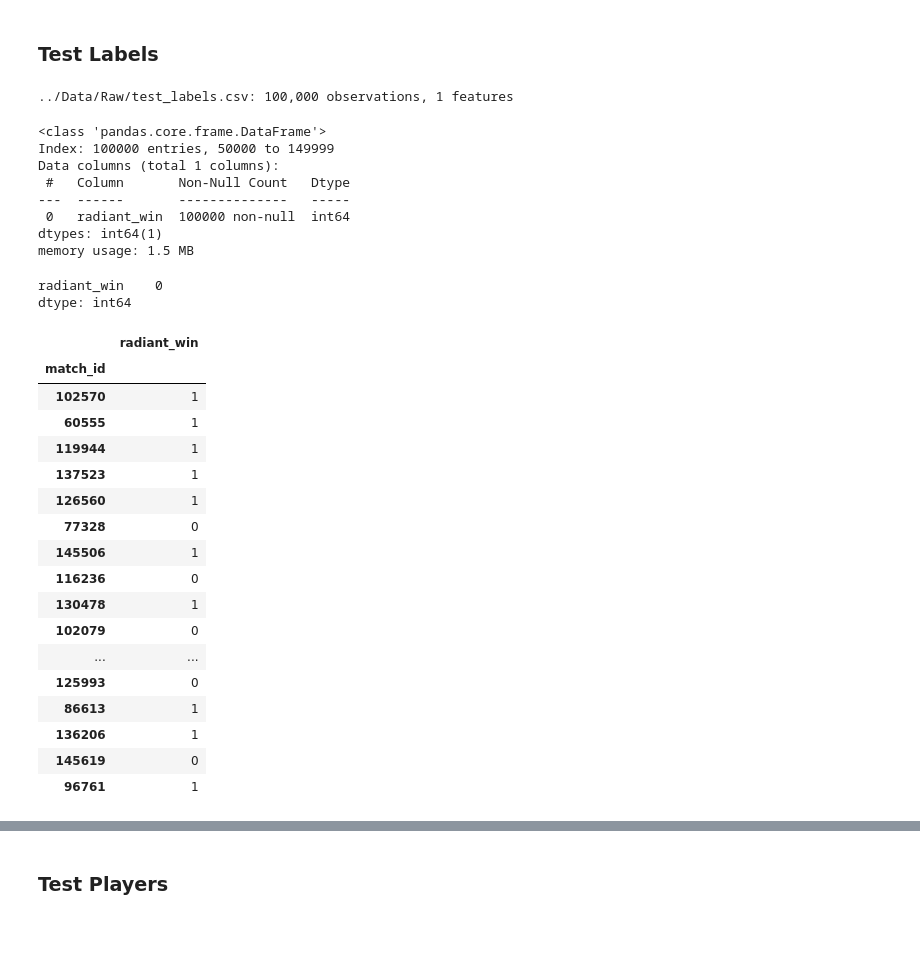
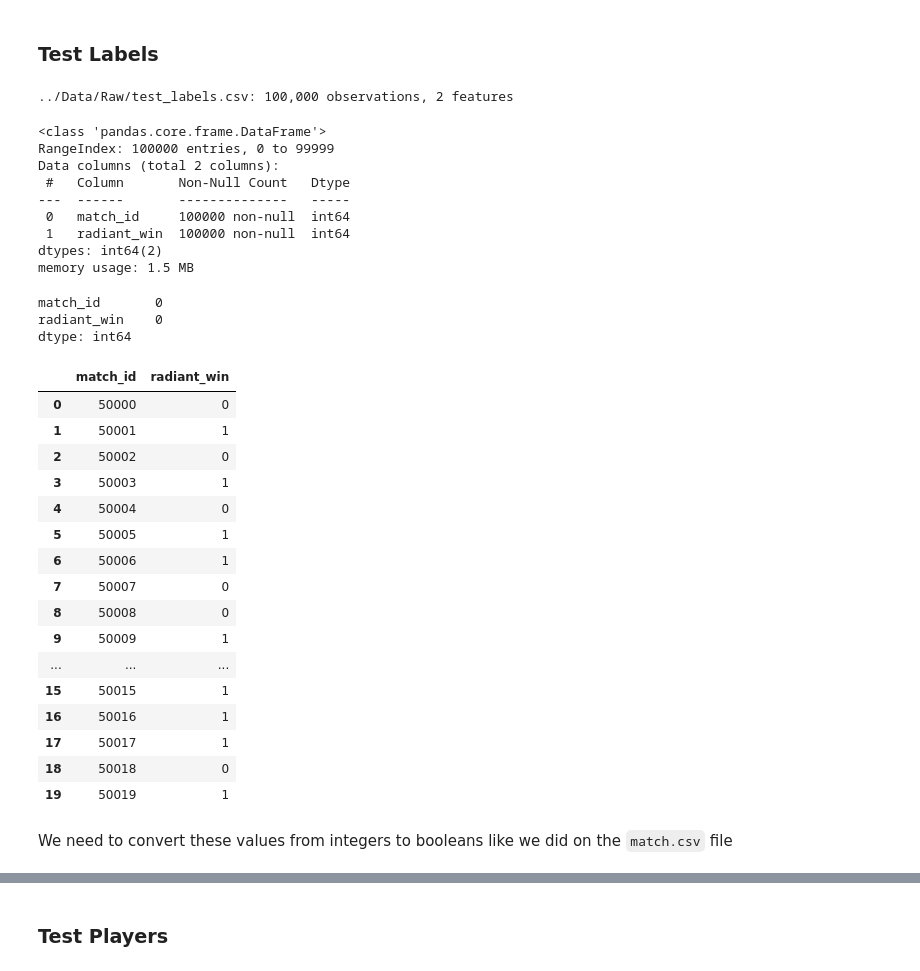
Before and after one commit to jpniet/Dota2-Matchmaking, a Jupyter notebook: Notebooks/Data_Cleaning_and_Exploration.ipynb, the cells around one changed output, grey strips where cells are left out. Saved outputs shown, nothing was run; the diff lists cells and outputs as text; code cells hidden in the pictures; blank space fills up the shorter version.

```diff
--- a/Notebooks/Data_Cleaning_and_Exploration.ipynb
+++ b/Notebooks/Data_Cleaning_and_Exploration.ipynb
@@ -1660,11 +1661,11 @@ Total matches with at least one anonymous account: 36,383
 Having so many matches with at least one player hiding their account ID makes it useless to isolate the matches with every account shown. However, since we are focused on each individual player, we'll go ahead and remove the players with a hidden account ID.
 # %%
 # Filtering out the players with a hidden account id
-df['players'] = df['players'][~((df['players']['account_id'] == 0) & \
+players_ids = df['players'][~((df['players']['account_id'] == 0) & \
                                 (df['players']['account'].isna()))]
 
-print('Filtered DataFrame shape:', df['players'].shape)
-df['players'][df['players']['match_id'] == 35791] # Checking a random match
+print('Filtered DataFrame shape:', players_ids.shape)
+players_ids[df['players']['match_id'] == 35791] # Checking a random match
 # %% [output]
 Filtered DataFrame shape: (425862, 79)
 |  | match_id | match_outcome | account | account_id | hero_id | player_slot | match_slot_id | gold | ... |
@@ -1776,8 +1776,8 @@ for column, series in (df['players'].isna().sum().sort_values(ascending=False)\
 [df['players'].isna().sum().sort_values(ascending=False) > 0 ]).items():
     nan_values.append(column)
 
-# Removing account since we don't want to fill missing values with 0
-nan_values.remove('account')
+# Removing account and account_id since we don't want to fill missing values with 0
+nan_values = [values for values in nan_values if values not in ('account', 'account_id')]
 
 # Iterating through all of our features containing null values
 for column in nan_values:
@@ -1865,6 +1861,9 @@ mask = (df['players']['account'].isna()) & (df['players']['account_id'] != 0)
 # Replacing the null values with the account number as a string
 df['players'].loc[mask, 'account'] = df['players'].loc[mask, 'account_id'].astype(str)
 
+# Filling the rest of the missing values with a '-'
+df['players']['account'] = df['players']['account'].fillna('-')
+
 # Sanity Check
-df['players'][df['players']['account'].isna()][['account_id']]
+print('Null values left:', df['players'].isna().sum().sum())
 # %% [output]
@@ -1876,6 +1870,0 @@ Let's remove the rows of the two players who couldn't be identified from our pre
-# %%
-# Dropping the rows from above
-df['players'].drop([229600, 322627], axis=0, inplace=True)
-
-# Sanity Check
-df['players'][df['players']['account'].isna()][['account_id']]
@@ -3091,47 +3078,50 @@ In this section, we'll explore the files starting with the label `test_`.
 # %% [markdown]
 ### Test Labels
 # %%
-# Loading up the test_labels.csv.csv file
-read_file('test_labels.csv', index=0)
+# Load up the test_labels.csv.csv file
+read_file('test_labels.csv', raw_folder)
 # %% [output]
-../Data/Raw/test_labels.csv: 100,000 observations, 1 features
+../Data/Raw/test_labels.csv: 100,000 observations, 2 features
 # %%
 # Overview of the DataFrame
 df['test_labels'].info()
 # %% [output]
 <class 'pandas.core.frame.DataFrame'>
-Index: 100000 entries, 50000 to 149999
-Data columns (total 1 columns):
+RangeIndex: 100000 entries, 0 to 99999
+Data columns (total 2 columns):
  #   Column       Non-Null Count   Dtype
 ---  ------       --------------   -----
- 0   radiant_win  100000 non-null  int64
-dtypes: int64(1)
+ 0   match_id     100000 non-null  int64
+ 1   radiant_win  100000 non-null  int64
+dtypes: int64(2)
 memory usage: 1.5 MB
 # %%
 # Checking for null values
 df['test_labels'].isna().sum()
 # %% [output]
+match_id       0
 radiant_win    0
 dtype: int64
 # %%
 # Looking at the DataFrame
-df['test_labels'].sample(20)
+df['test_labels'].head(20)
 # %% [output]
-|  | radiant_win |
-| match_id |  |
-| 102570 | 1 |
-| 60555 | 1 |
-| 119944 | 1 |
-| 137523 | 1 |
-| 126560 | 1 |
-| 77328 | 0 |
-| 145506 | 1 |
-| 116236 | 0 |
-| 130478 | 1 |
-| 102079 | 0 |
-| ... | ... |
-| 125993 | 0 |
-| 86613 | 1 |
-| 136206 | 1 |
-| 145619 | 0 |
-| 96761 | 1 |
+|  | match_id | radiant_win |
+| 0 | 50000 | 0 |
+| 1 | 50001 | 1 |
+| 2 | 50002 | 0 |
+| 3 | 50003 | 1 |
+| 4 | 50004 | 0 |
+| 5 | 50005 | 1 |
+| 6 | 50006 | 1 |
+| 7 | 50007 | 0 |
+| 8 | 50008 | 0 |
+| 9 | 50009 | 1 |
+| ... | ... | ... |
+| 15 | 50015 | 1 |
+| 16 | 50016 | 1 |
+| 17 | 50017 | 1 |
+| 18 | 50018 | 0 |
+| 19 | 50019 | 1 |
+# %% [markdown]
+We need to convert these values from integers to booleans like we did on the `match.csv` file
```
Also changed, not shown: parts of 73 cells of this notebook.
